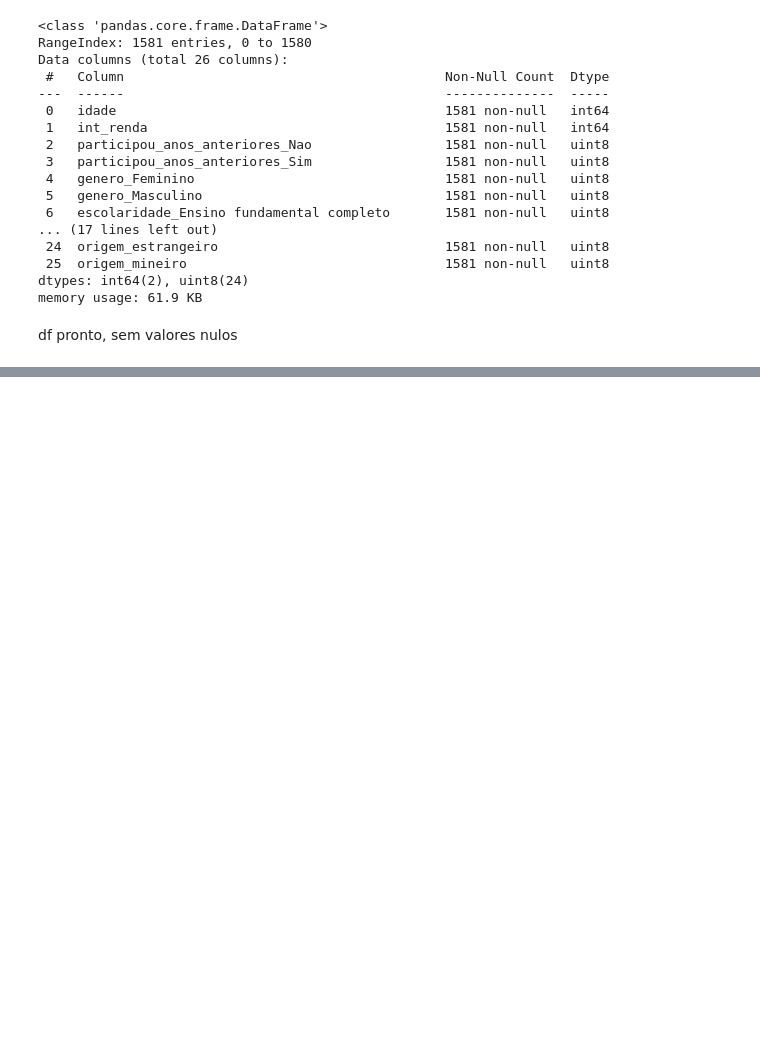
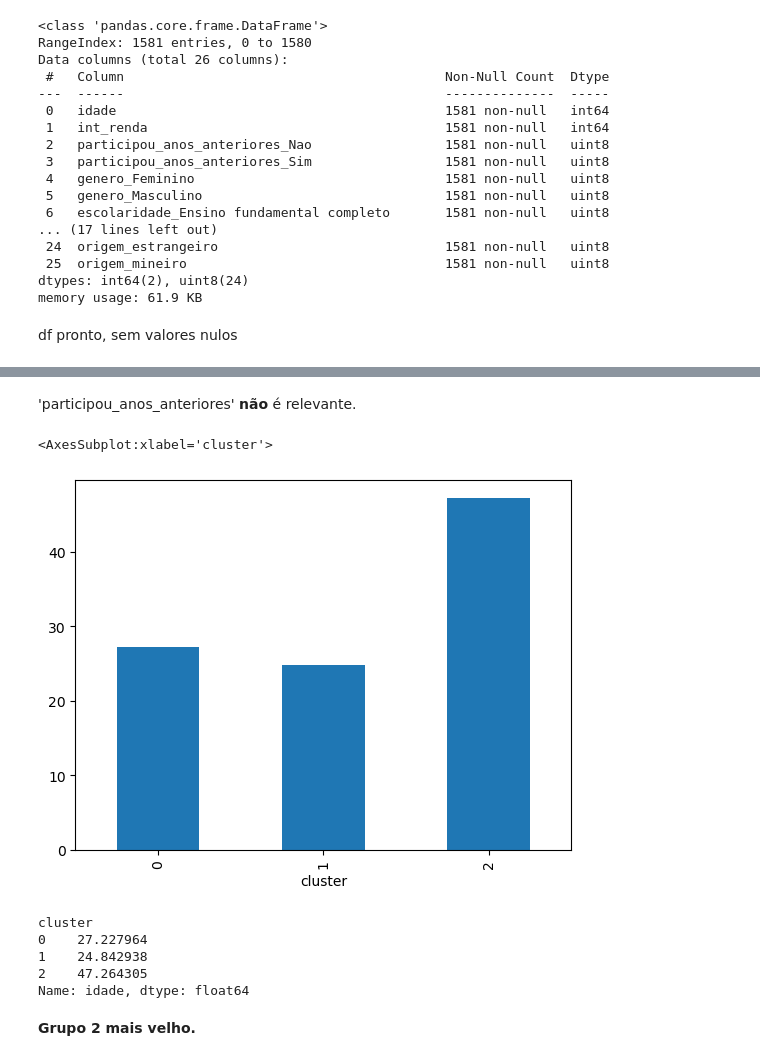
Before and after one commit to Aguiar-Gabriel/Carnaval-Pudding, a Jupyter notebook: clustering.ipynb, the cells around one changed output, grey strips where cells are left out. Drawn from its saved outputs; the diff is of its cells as text; code cells hidden in the pictures; blank space fills up the shorter version.

```diff
--- a/clustering.ipynb
+++ b/clustering.ipynb
@@ -257,0 +367,18 @@ sns.pairplot(df, hue="cluster")
+# %% [markdown]
+'participou_anos_anteriores' **não** é relevante.
+# %%
+#idade
+df.groupby('cluster')['idade'].mean().plot(kind='bar')
+# %% [output]
+<AxesSubplot:xlabel='cluster'>
+[figure, added]
+# %%
+df.groupby('cluster')['idade'].mean()
+# %% [output]
+cluster
+0    27.227964
+1    24.842938
+2    47.264305
+Name: idade, dtype: float64
+# %% [markdown]
+**Grupo 2 mais velho.**
```
Also changed, not shown: parts of 30 cells of this notebook.
